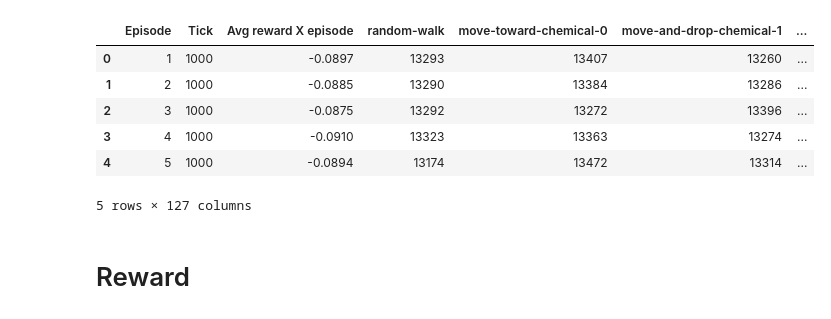
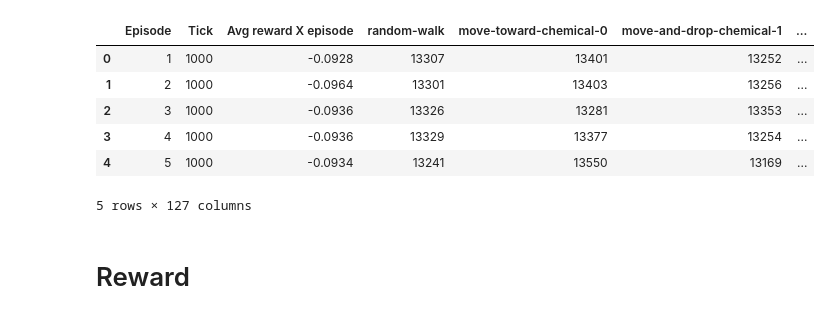
Before and after one commit to dav3-b/RL-swarms, a Jupyter notebook: refactoring/PlotMetrics3.ipynb, the cells around one changed output. Drawn from its saved outputs; the diff is of its cells as text; code cells hidden in the pictures.

```diff
--- a/refactoring/PlotMetrics3.ipynb
+++ b/refactoring/PlotMetrics3.ipynb
@@ -3,16 +3,16 @@ import pandas as pd
 import numpy as np
 import matplotlib.pyplot as plt
 # %%
-train_path = "server_runs/runs/train/train_07_10_2025__15_10_00/iql_train_output_07_10_2025__15_10_00.csv"
+train_path = "server_runs/runs/train/train_07_16_2025__10_01_17/iql_train_output_07_16_2025__10_01_17.csv"
 results = pd.read_csv(train_path)
 results.head()
 # %% [output]
 |  | Episode | Tick | Avg reward X episode | random-walk | move-toward-chemical-0 | move-and-drop-chemical-1 | ... |
-| 0 | 1 | 1000 | -0.0897 | 13293 | 13407 | 13260 | ... |
-| 1 | 2 | 1000 | -0.0885 | 13290 | 13384 | 13286 | ... |
-| 2 | 3 | 1000 | -0.0875 | 13292 | 13272 | 13396 | ... |
-| 3 | 4 | 1000 | -0.0910 | 13323 | 13363 | 13274 | ... |
-| 4 | 5 | 1000 | -0.0894 | 13174 | 13472 | 13314 | ... |
+| 0 | 1 | 1000 | -0.0928 | 13307 | 13401 | 13252 | ... |
+| 1 | 2 | 1000 | -0.0964 | 13301 | 13403 | 13256 | ... |
+| 2 | 3 | 1000 | -0.0936 | 13326 | 13281 | 13353 | ... |
+| 3 | 4 | 1000 | -0.0936 | 13329 | 13377 | 13254 | ... |
+| 4 | 5 | 1000 | -0.0934 | 13241 | 13550 | 13169 | ... |
 5 rows × 127 columns
 # %% [markdown]
 # Reward
```
Also changed, not shown: parts of 5 cells of this notebook, 7 other files.
